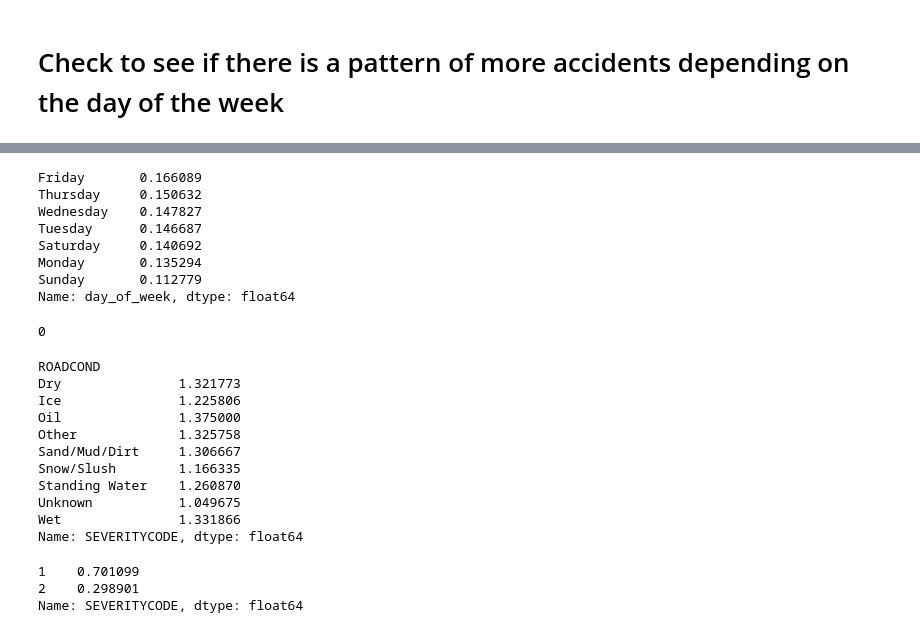
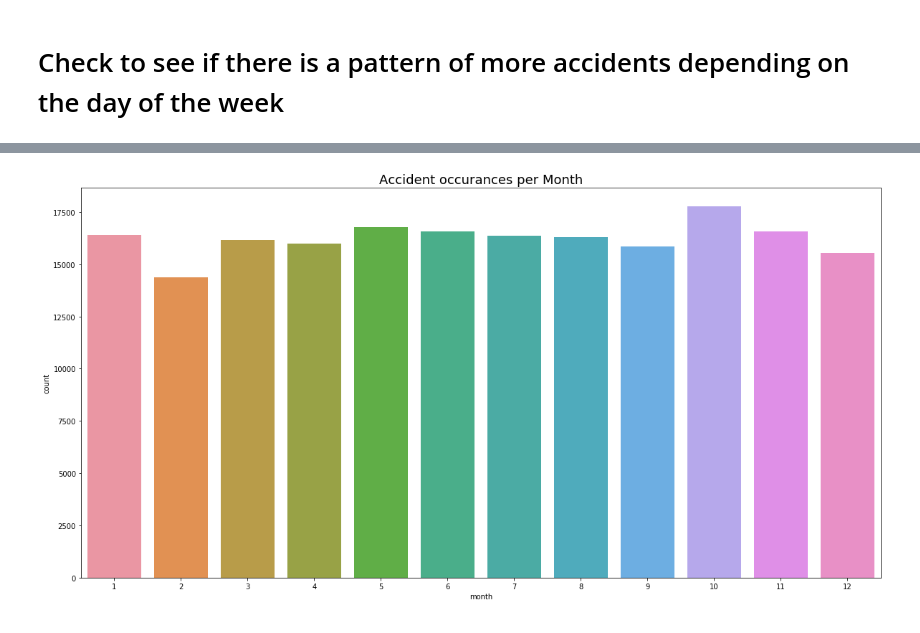
Before and after one commit to Seaner71/Coursera_Capstone, a Jupyter notebook: scripts/Coursera_Capstone.ipynb, the cells around one changed output, grey strips where cells are left out. Drawn from its saved outputs; the diff is of its cells as text; code cells hidden in the pictures.

```diff
--- a/scripts/Coursera_Capstone.ipynb
+++ b/scripts/Coursera_Capstone.ipynb
@@ -126,0 +163,4 @@ memory usage: 28.2+ MB
+# %%
+analysis['month'] = pd.DatetimeIndex(analysis['INCDATE']).month
+analysis['year'] = pd.DatetimeIndex(analysis['INCDATE']).year
+analysis.head()
@@ -127,42 +175,7 @@ memory usage: 28.2+ MB
 # %%
-analysis = df_data.copy()
-analysis['day_of_week'] = pd.DatetimeIndex(analysis['INCDATE']).weekday_name
-analysis['day_of_week'].value_counts(normalize=True)
-# plt.figure(figsize=(20,10))
-# sns.countplot(x='day_of_week', data = df_data)
-# plt.title('Accident occurances by day', fontsize=18)
-# sns.set(style="darkgrid")
+plt.figure(figsize=(20,10))
+sns.countplot(x='month', data = analysis)
+plt.title('Accident occurances per Month', fontsize=18)
+sns.set(style="darkgrid")
 # %% [output]
-Friday       0.166089
-Thursday     0.150632
-Wednesday    0.147827
-Tuesday      0.146687
-Saturday     0.140692
-Monday       0.135294
-Sunday       0.112779
-Name: day_of_week, dtype: float64
+[figure, added]
-# %%
-df_data['SPEEDING'] = df_data['SPEEDING'].apply(lambda x: 1 if x=='Y' else 0)
-df_data['SPEEDING'].isna().sum()
-# %% [output]
-0
-# %%
-df_data.groupby('ROADCOND')['SEVERITYCODE'].mean()
-# %% [output]
-ROADCOND
-Dry               1.321773
-Ice               1.225806
-Oil               1.375000
-Other             1.325758
-Sand/Mud/Dirt     1.306667
-Snow/Slush        1.166335
-Standing Water    1.260870
-Unknown           1.049675
-Wet               1.331866
-Name: SEVERITYCODE, dtype: float64
-# %%
-df_data['SEVERITYCODE'].value_counts(normalize=True)
-# %% [output]
-1    0.701099
-2    0.298901
-Name: SEVERITYCODE, dtype: float64
```
Also changed, not shown: parts of 26 cells of this notebook.
